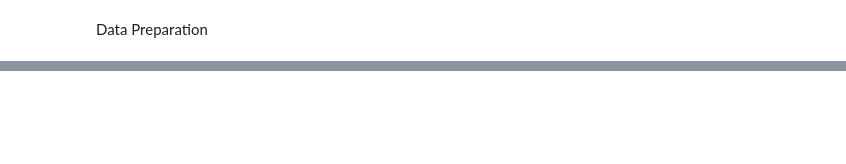
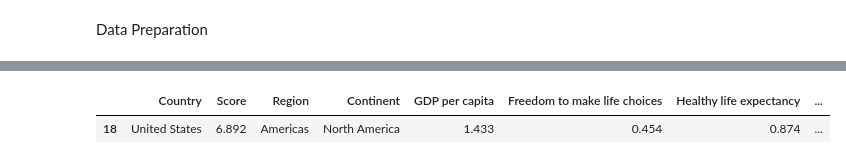
Before and after one commit to mahimahithefish/neuda_g17, a Jupyter notebook: test.ipynb, the cells around one changed output, grey strips where cells are left out. Saved outputs shown, nothing was run; the diff lists cells and outputs as text; code cells hidden in the pictures; blank space fills up the shorter version.

```diff
--- a/test.ipynb
+++ b/test.ipynb
@@ -175,2 +263,7 @@ df_index.duplicated(keep=False).sum()
 # %%
 df_index.to_csv('final.csv', index = False, encoding='utf-8')
+# %%
+df_index.loc[df_index["Country"] == "United States"]
+# %% [output]
+|  | Country | Score | Region | Continent | GDP per capita | Freedom to make life choices | Healthy life expectancy | ... |
+| 18 | United States | 6.892 | Americas | North America | 1.433 | 0.454 | 0.874 | ... |
```
Also changed, not shown: parts of 12 cells of this notebook, 1 other file.
